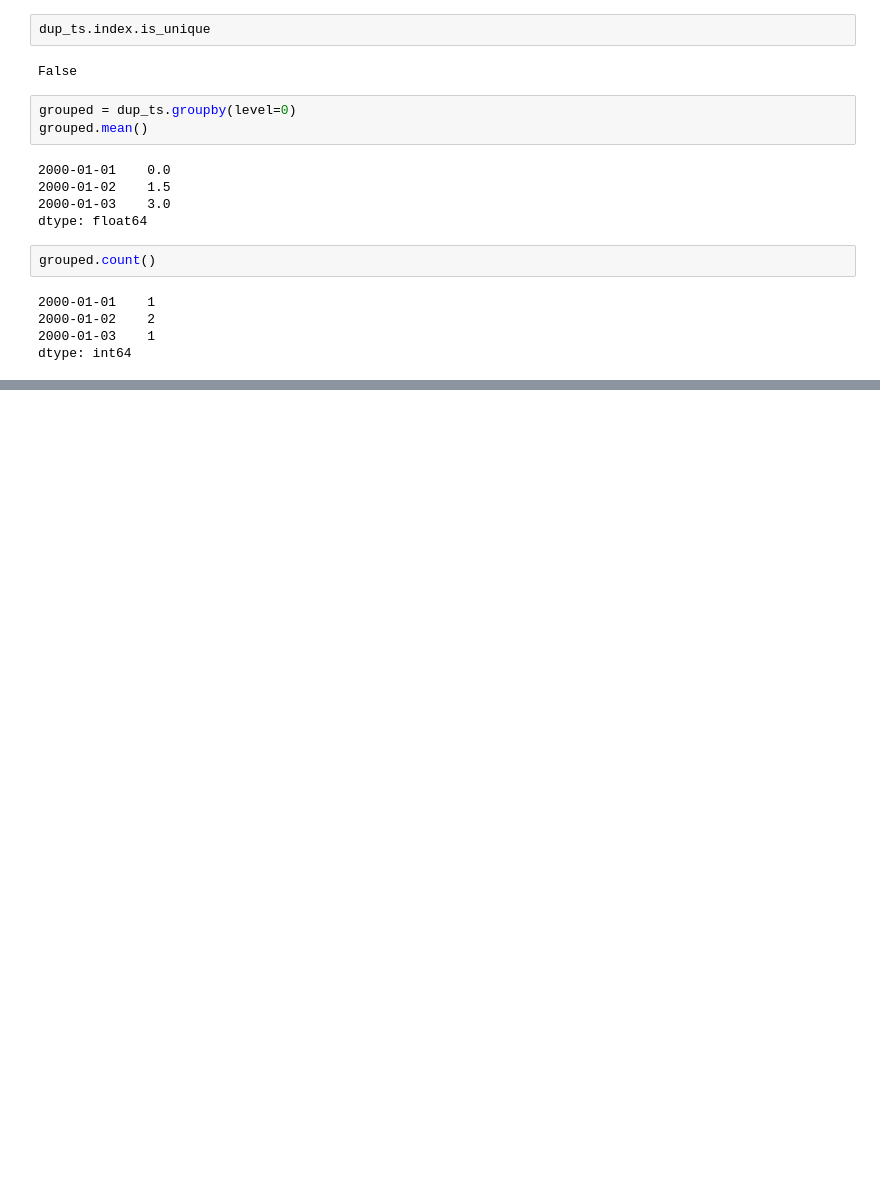
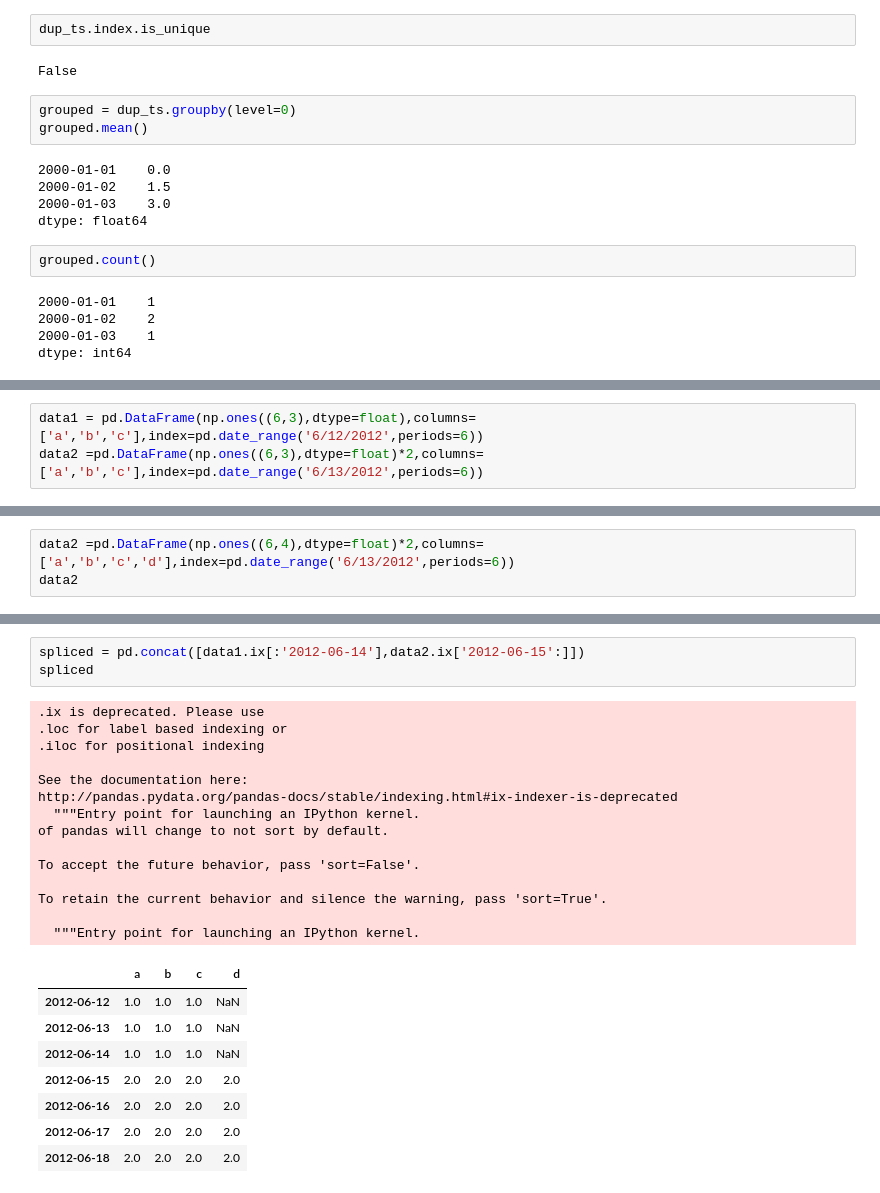
Before and after one commit to shaocj/ML, a Jupyter notebook: 利用python数据处理.ipynb, the cells around one changed output, grey strips where cells are left out. Cells and saved outputs as stored; diff of their text form; blank space fills up the shorter version.

```diff
--- a/利用python数据处理.ipynb
+++ b/利用python数据处理.ipynb
@@ -1890,0 +1942,3 @@ dtype: int64
+# %%
+data1 = pd.DataFrame(np.ones((6,3),dtype=float),columns=['a','b','c'],index=pd.date_range('6/12/2012',periods=6))
+data2 =pd.DataFrame(np.ones((6,3),dtype=float)*2,columns=['a','b','c'],index=pd.date_range('6/13/2012',periods=6))
@@ -1890,0 +1984,3 @@ dtype: int64
+# %%
+data2 =pd.DataFrame(np.ones((6,4),dtype=float)*2,columns=['a','b','c','d'],index=pd.date_range('6/13/2012',periods=6))
+data2
@@ -1890,0 +1995,26 @@ dtype: int64
+# %%
+spliced = pd.concat([data1.ix[:'2012-06-14'],data2.ix['2012-06-15':]])
+spliced
+# %% [output]
+.ix is deprecated. Please use
+.loc for label based indexing or
+.iloc for positional indexing
+
+See the documentation here:
+http://pandas.pydata.org/pandas-docs/stable/indexing.html#ix-indexer-is-deprecated
+  """Entry point for launching an IPython kernel.
+of pandas will change to not sort by default.
+
+To accept the future behavior, pass 'sort=False'.
+
+To retain the current behavior and silence the warning, pass 'sort=True'.
+
+  """Entry point for launching an IPython kernel.
+|  | a | b | c | d |
+| 2012-06-12 | 1.0 | 1.0 | 1.0 | NaN |
+| 2012-06-13 | 1.0 | 1.0 | 1.0 | NaN |
+| 2012-06-14 | 1.0 | 1.0 | 1.0 | NaN |
+| 2012-06-15 | 2.0 | 2.0 | 2.0 | 2.0 |
+| 2012-06-16 | 2.0 | 2.0 | 2.0 | 2.0 |
+| 2012-06-17 | 2.0 | 2.0 | 2.0 | 2.0 |
+| 2012-06-18 | 2.0 | 2.0 | 2.0 | 2.0 |
```
Also changed, not shown: parts of 59 cells of this notebook.
